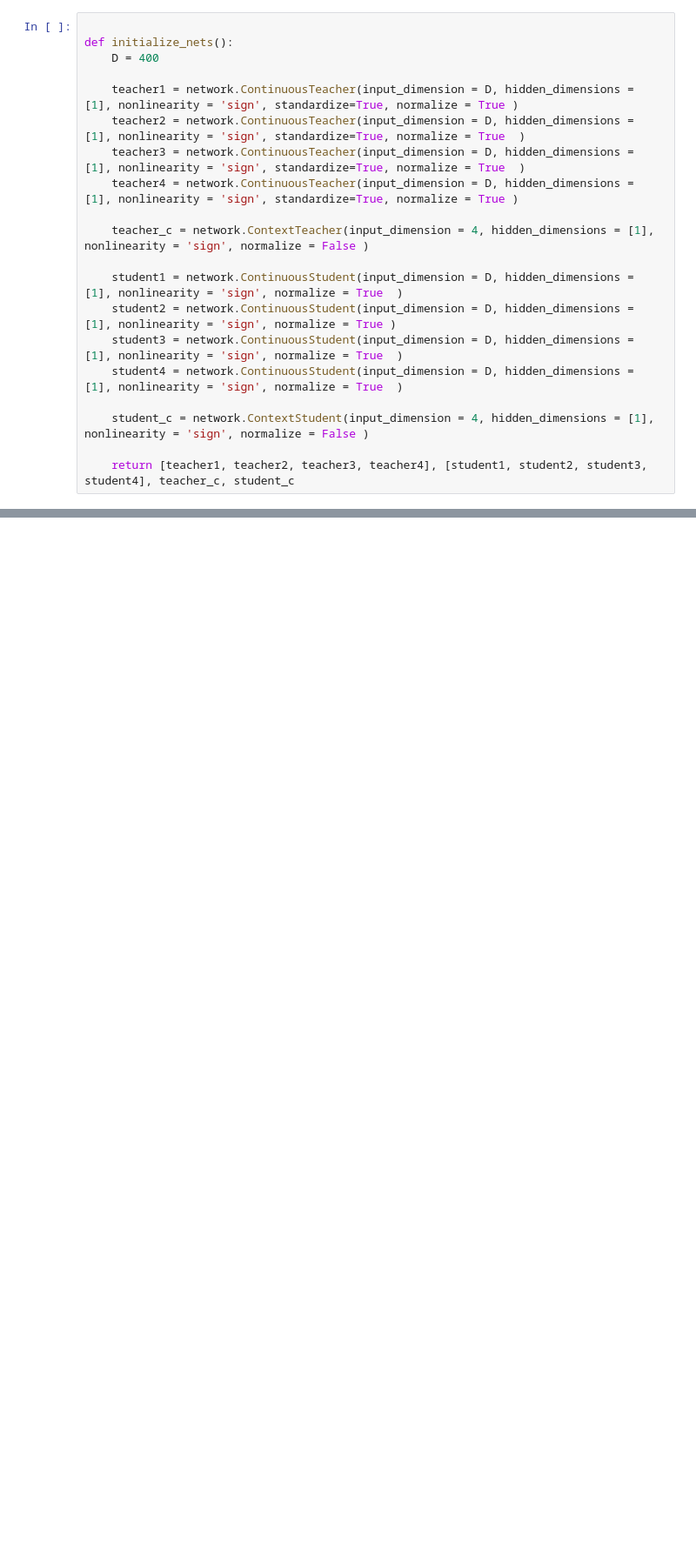
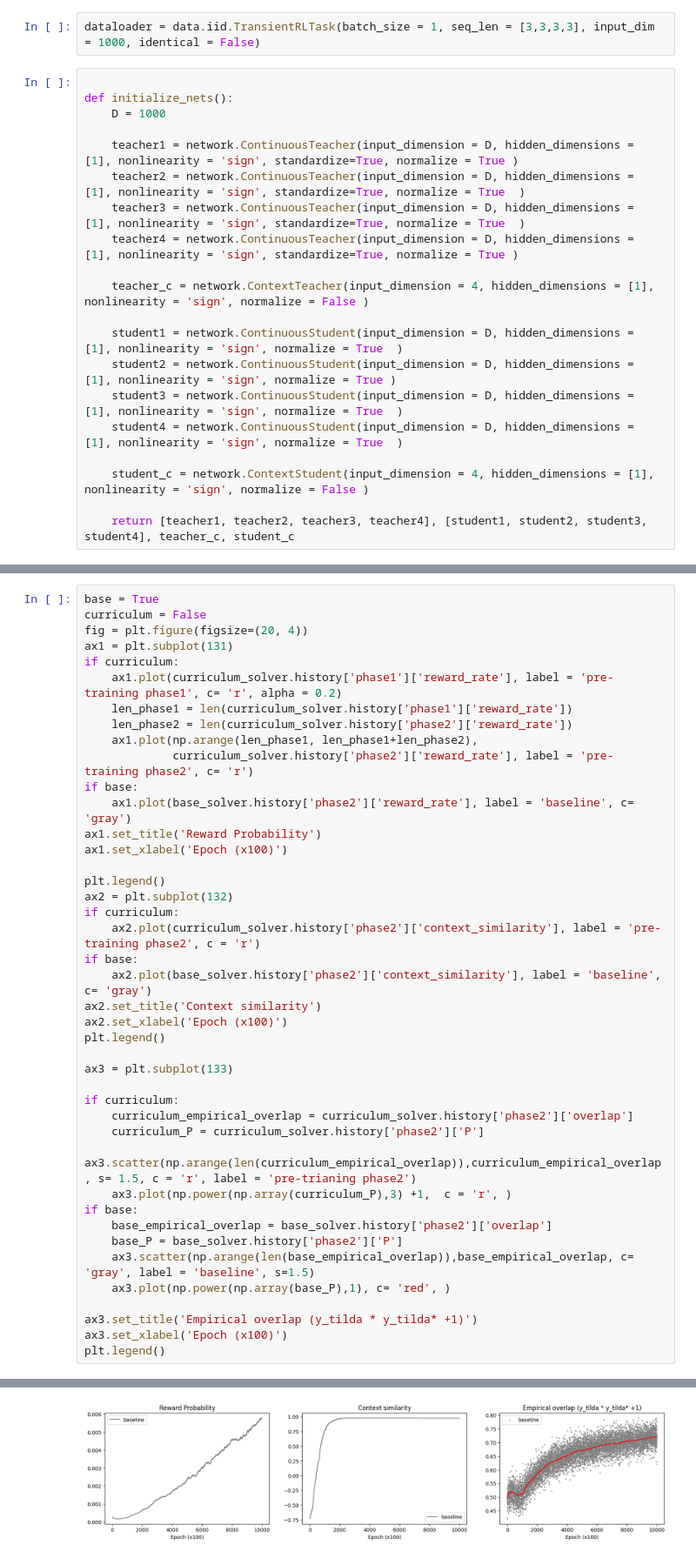
Before and after one commit to jinhl9/saad-solla-composition, a Jupyter notebook: composite_learning/Hierarchical_ODE.ipynb, the cells around one changed output, grey strips where cells are left out. Shown: that part at 87% size. Drawn from its saved outputs; the diff is of its cells as text; blank space fills up the shorter version.

```diff
--- a/composite_learning/Hierarchical_ODE.ipynb
+++ b/composite_learning/Hierarchical_ODE.ipynb
@@ -9,7 +8,9 @@ dataloader = data.iid.TransientRLTask(batch_size = 1, seq_len = [2,2,2,2], input
+# %%
+dataloader = data.iid.TransientRLTask(batch_size = 1, seq_len = [3,3,3,3], input_dim = 1000, identical = False)
 # %%
 
 def initialize_nets():
-    D = 400
+    D = 1000
 
     teacher1 = network.ContinuousTeacher(input_dimension = D, hidden_dimensions = [1], nonlinearity = 'sign', standardize=True, normalize = True )
     teacher2 = network.ContinuousTeacher(input_dimension = D, hidden_dimensions = [1], nonlinearity = 'sign', standardize=True, normalize = True  )
@@ -62,0 +135,43 @@ Text(0.5, 1.0, 'norm_s')
+# %%
+base = True
+curriculum = False
+fig = plt.figure(figsize=(20, 4))
+ax1 = plt.subplot(131)
+if curriculum:
+    ax1.plot(curriculum_solver.history['phase1']['reward_rate'], label = 'pre-training phase1', c= 'r', alpha = 0.2)
+    len_phase1 = len(curriculum_solver.history['phase1']['reward_rate'])
+    len_phase2 = len(curriculum_solver.history['phase2']['reward_rate'])
+    ax1.plot(np.arange(len_phase1, len_phase1+len_phase2),
+             curriculum_solver.history['phase2']['reward_rate'], label = 'pre-training phase2', c= 'r')
+if base:
+    ax1.plot(base_solver.history['phase2']['reward_rate'], label = 'baseline', c= 'gray')
+ax1.set_title('Reward Probability')
+ax1.set_xlabel('Epoch (x100)')
+
+plt.legend()
+ax2 = plt.subplot(132)
+if curriculum:
+    ax2.plot(curriculum_solver.history['phase2']['context_similarity'], label = 'pre-training phase2', c = 'r')
+if base:
+    ax2.plot(base_solver.history['phase2']['context_similarity'], label = 'baseline', c= 'gray')
+ax2.set_title('Context similarity')
+ax2.set_xlabel('Epoch (x100)')
+plt.legend()
+
+ax3 = plt.subplot(133)
+
+if curriculum:
+    curriculum_empirical_overlap = curriculum_solver.history['phase2']['overlap']
+    curriculum_P = curriculum_solver.history['phase2']['P']
+    ax3.scatter(np.arange(len(curriculum_empirical_overlap)),curriculum_empirical_overlap, s= 1.5, c = 'r', label = 'pre-trianing phase2')
+    ax3.plot(np.power(np.array(curriculum_P),3) +1,  c = 'r', )
+if base:
+    base_empirical_overlap = base_solver.history['phase2']['overlap']
+    base_P = base_solver.history['phase2']['P']
+    ax3.scatter(np.arange(len(base_empirical_overlap)),base_empirical_overlap, c= 'gray', label = 'baseline', s=1.5)
+    ax3.plot(np.power(np.array(base_P),1), c= 'red', )
+
+ax3.set_title('Empirical overlap (y_tilda * y_tilda* +1)')
+ax3.set_xlabel('Epoch (x100)')
+plt.legend()
+# %% [output]
@@ -62,0 +179 @@ Text(0.5, 1.0, 'norm_s')
+[figure, added]
```
Also changed, not shown: parts of 19 cells of this notebook, 2 other files.
